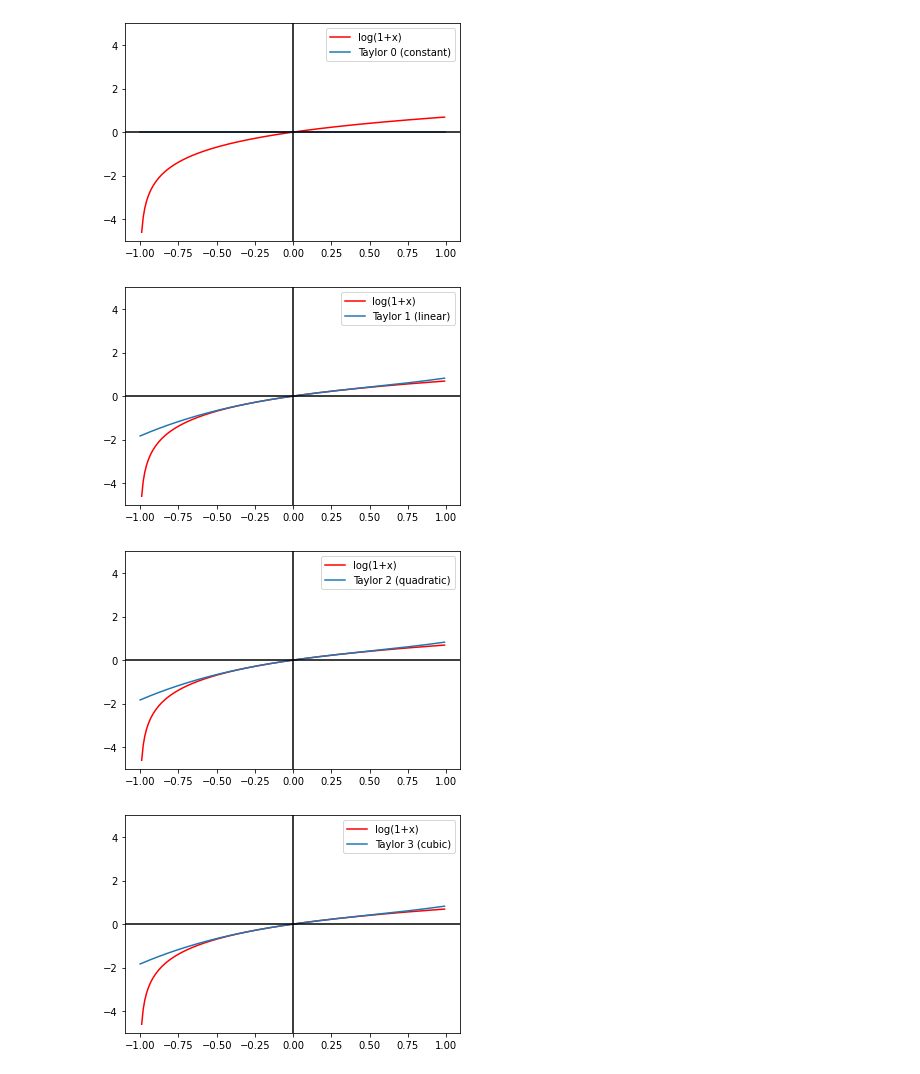
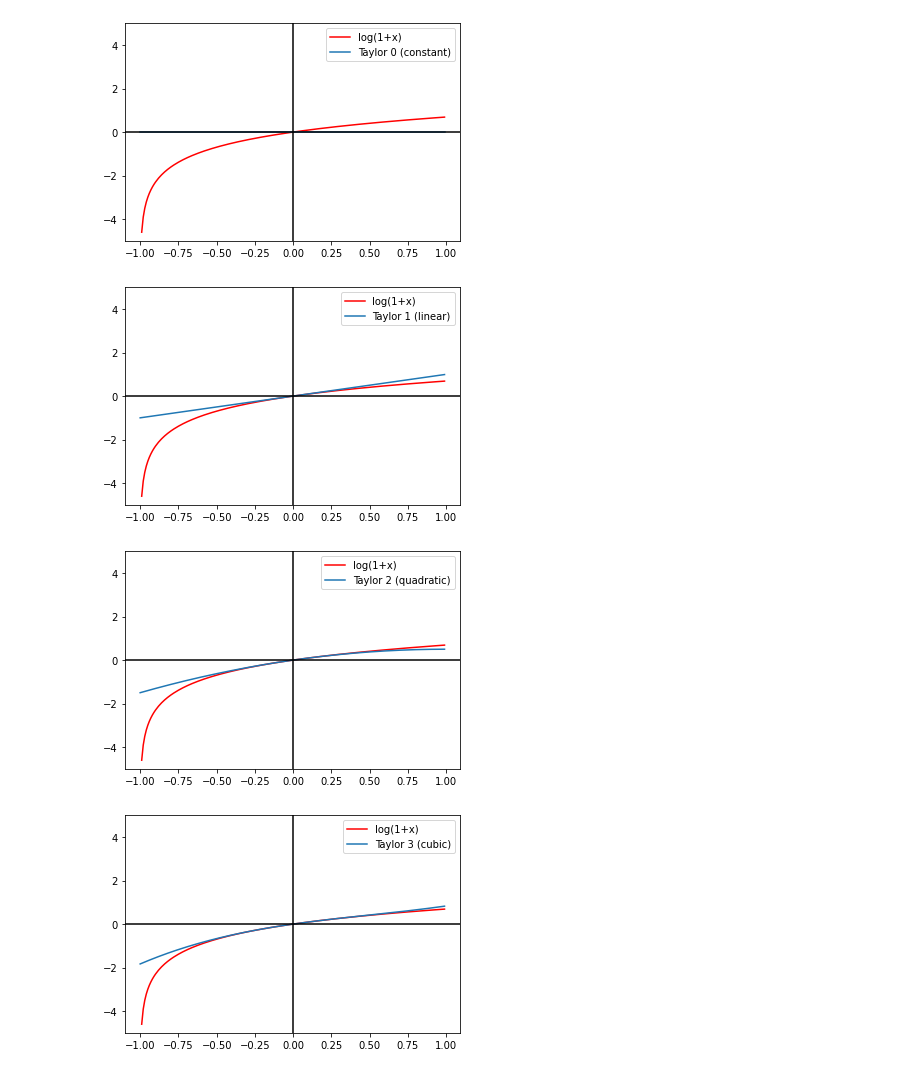
Before and after one commit to AndresRPerez12/MetNumUN2021II, a Jupyter notebook: Lab9/Lab9.ipynb, the cells around one changed output. Drawn from its saved outputs; the diff is of its cells as text; code cells hidden in the pictures.

```diff
--- a/Lab9/Lab9.ipynb
+++ b/Lab9/Lab9.ipynb
@@ -346,27 +344,27 @@ plt.show()
 # %%
 import math
 import numpy as np
 import matplotlib.pyplot as plt
 # if using a Jupyter notebook, include:
 %matplotlib inline
 
 values = np.arange(-1,1,0.01)
 p_exp = np.log(values+1)
 t_exp2 = [taylor(log(1+x), 0, 2).subs(x,v) for v in values]
 legends = ['log(1+x) ','Taylor 1 (linear)']
 
 fig, ax = plt.subplots()
 ax.plot(values,p_exp, color ='red')
-ax.plot(values,t_exp1)
+ax.plot(values,t_exp2)
 
 ax.set_ylim([-5,5])
 ax.axhline(y=0.0, xmin=-5.0, xmax=5.0, color='black')
 ax.axvline(x=0.0, ymin=-10.0, ymax=10.0, color='black')
 ax.legend(legends)
 
 plt.show()
 # %% [output]
-[figure, old version]
+[figure, new version]
 # %%
 import math
 import numpy as np
@@ -381,7 +379,7 @@ legends = ['log(1+x) ','Taylor 2 (quadratic)']
 
 fig, ax = plt.subplots()
 ax.plot(values,p_exp, color ='red')
-ax.plot(values,t_exp1)
+ax.plot(values,t_exp3)
 
 ax.set_ylim([-5,5])
 ax.axhline(y=0.0, xmin=-5.0, xmax=5.0, color='black')
@@ -390,7 +388,7 @@ ax.legend(legends)
 
 plt.show()
 # %% [output]
-[figure, old version]
+[figure, new version]
 # %%
 import math
 import numpy as np
```
Also changed, not shown: parts of 35 cells of this notebook.
